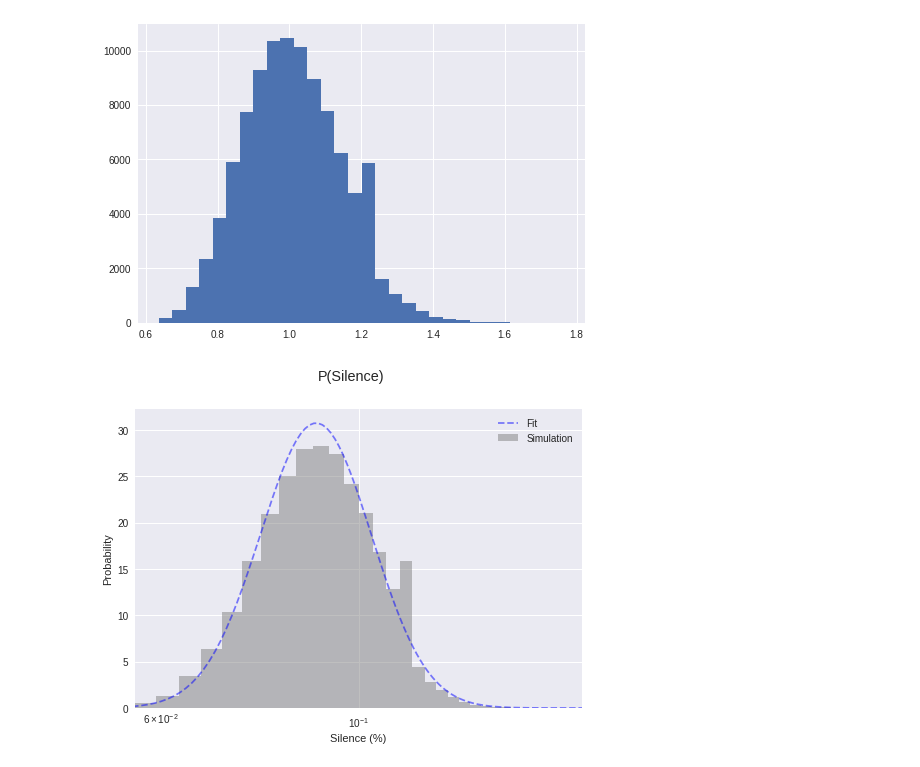
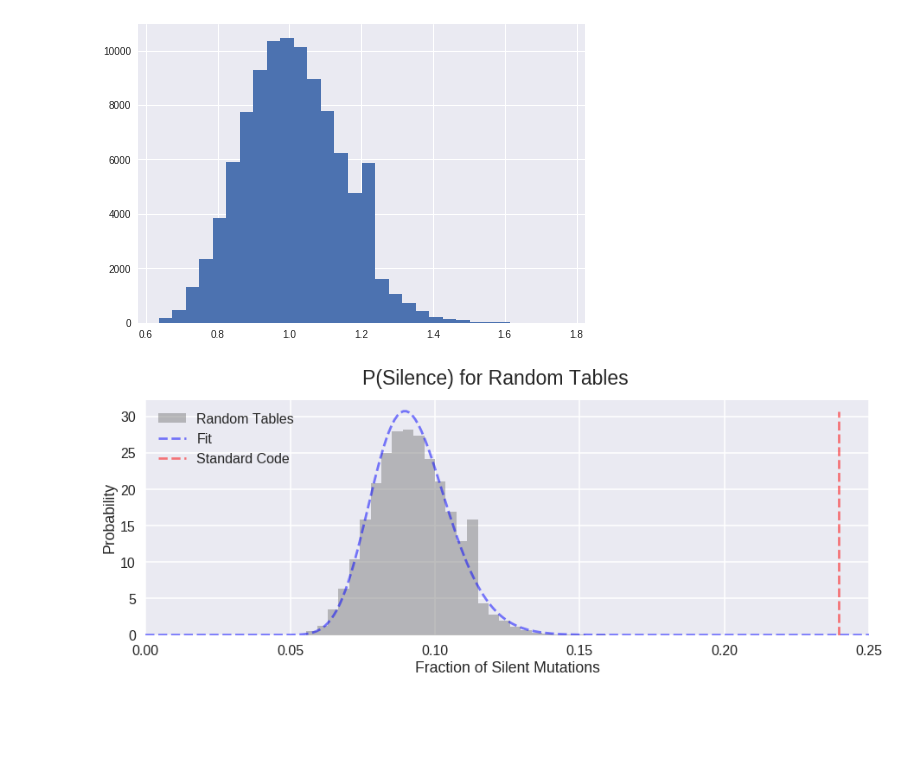
Before and after one commit to EndyLab/codon-tables, a Jupyter notebook: Network Stats.ipynb, the cells around one changed output. Drawn from its saved outputs; the diff is of its cells as text; code cells hidden in the pictures; blank space fills up the shorter version.

```diff
--- a/Network Stats.ipynb
+++ b/Network Stats.ipynb
@@ -14,6 +14,8 @@ import bct
 import pickle
 import subprocess
 %load_ext autoreload
+
+sns.set_context("poster")
 # %% [output]
 The autoreload extension is already loaded. To reload it, use:
   %reload_ext autoreload
@@ -445,17 +452,27 @@ plt.show()
 [figure]
 # %%
 # faster version of Silence plot: for when the values have already been calculated
-n, bins, patches = plt.hist(rand_silencicities, 30, color='grey', alpha=0.5, normed=1, label='Simulation')
-plt.suptitle('P(Silence)')
-plt.xlabel('Silence (%)')
+n, bins, patches = plt.hist(rand_silencicities, 30, color='grey', alpha=0.5, normed=1, label='Random Tables')
+plt.suptitle('P(Silence) for Random Tables')
+plt.xlabel('Fraction of Silent Mutations')
 plt.ylabel('Probability')
 plt.plot(x, pdf_fit, '--b', alpha=0.5, label='Fit')
-plt.xscale('log')
-plt.xlim([10**-1.25, 10**-0.75])
+#plt.xscale('log')
+#plot line showing standard code
+ct = codonTable()
+stSilencicity = utils.silencicity(ct.codonDict)
+stXs = np.ones(100)*stSilencicity
+stYs = np.linspace(0, max(pdf_fit), len(stXs))
+plt.plot(stXs, stYs, '--r', alpha=0.5, label='Standard Code')
+plt.xlim([0, 0.25])
+fig = plt.gcf()
 ax = plt.gca()
 h, l = ax.get_legend_handles_labels()
+h = [h[-1], h[0], h[1]]
+l = [l[-1], l[0], l[1]]
 ax.legend(h, l)
-#plt.savefig('../figs/silencicity_stats.png', bbox_inches='tight')
+fig.set_size_inches(15,5)
+plt.savefig('../../Presentations/BioE_Retreat_2017/figs/silencicity_stats.png', bbox_inches='tight', dpi=300)
 plt.show()
 # %% [output]
-[figure, old version]
+[figure, new version]
```
Also changed, not shown: parts of 2 cells of this notebook, 2 other files.
